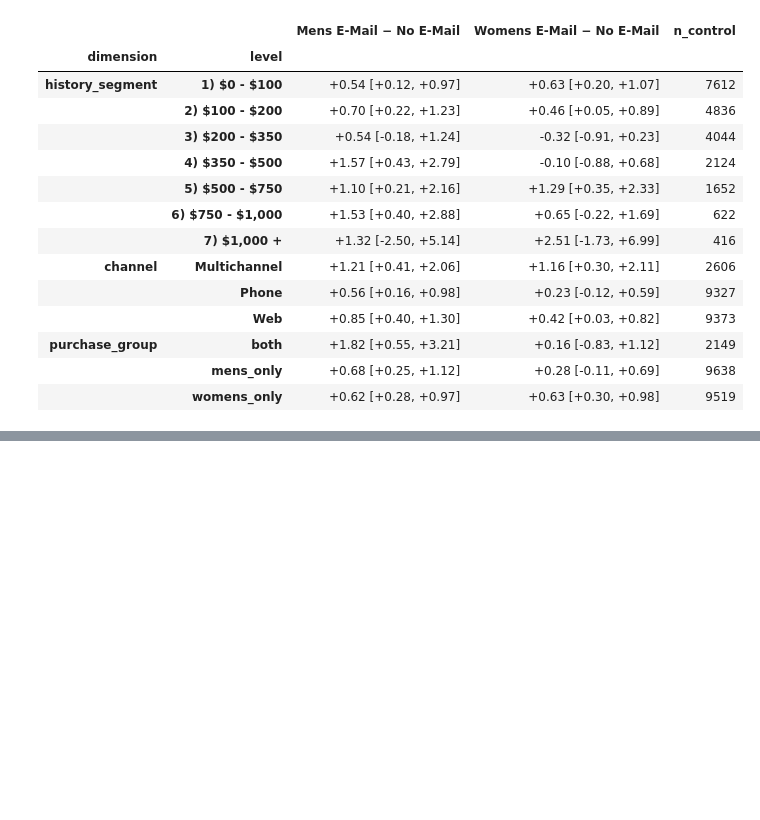
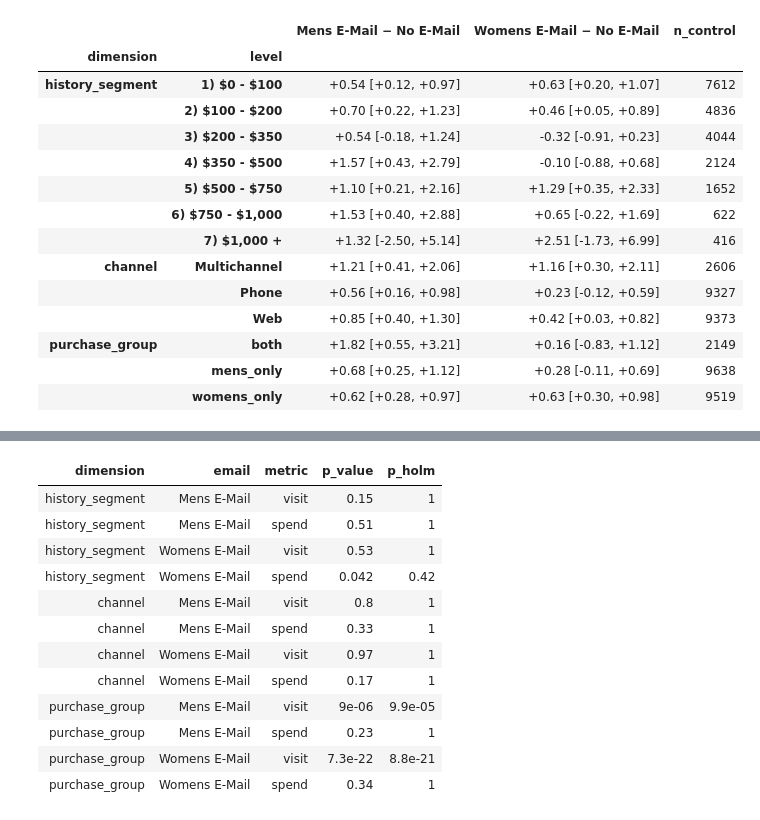
Before and after one commit to berkcansuner/hillstrom-email-uplift, a Jupyter notebook: notebooks/06_uplift.ipynb, the cells around one changed output, grey strips where cells are left out. Drawn from its saved outputs; the diff is of its cells as text; code cells hidden in the pictures; blank space fills up the shorter version.

```diff
--- a/notebooks/06_uplift.ipynb
+++ b/notebooks/06_uplift.ipynb
@@ -93,0 +104,30 @@ interval_table("spend", 1, "{:+.2f}")
+# %%
+het_rows = []
+for by in DIMENSIONS:
+    for email in EMAILS:
+        for metric in ["visit", "spend"]:
+            het_rows.append(
+                {
+                    "dimension": by,
+                    "email": ARM_LABELS[email],
+                    "metric": metric,
+                    "p_value": heterogeneity_test(df, email, "control", metric, by),
+                }
+            )
+het = pd.DataFrame(het_rows)
+het["p_holm"] = holm_adjust(het["p_value"])
+het.style.format({"p_value": "{:.2g}", "p_holm": "{:.2g}"}).hide(axis="index")
+# %% [output]
+| dimension | email | metric | p_value | p_holm |
+| history_segment | Mens E-Mail | visit | 0.15 | 1 |
+| history_segment | Mens E-Mail | spend | 0.51 | 1 |
+| history_segment | Womens E-Mail | visit | 0.53 | 1 |
+| history_segment | Womens E-Mail | spend | 0.042 | 0.42 |
+| channel | Mens E-Mail | visit | 0.8 | 1 |
+| channel | Mens E-Mail | spend | 0.33 | 1 |
+| channel | Womens E-Mail | visit | 0.97 | 1 |
+| channel | Womens E-Mail | spend | 0.17 | 1 |
+| purchase_group | Mens E-Mail | visit | 9e-06 | 9.9e-05 |
+| purchase_group | Mens E-Mail | spend | 0.23 | 1 |
+| purchase_group | Womens E-Mail | visit | 7.3e-22 | 8.8e-21 |
+| purchase_group | Womens E-Mail | spend | 0.34 | 1 |
```
Also changed, not shown: parts of 3 cells of this notebook, 1 other file.
